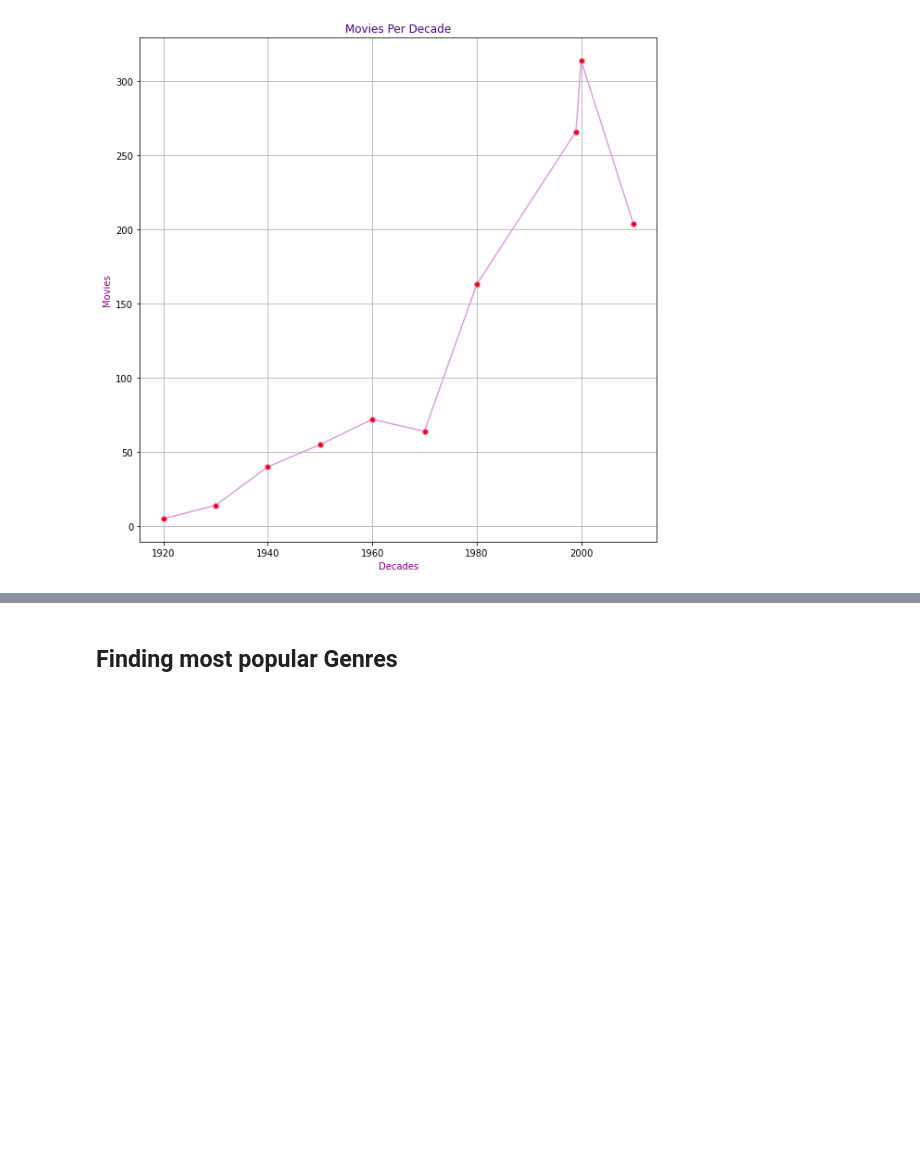
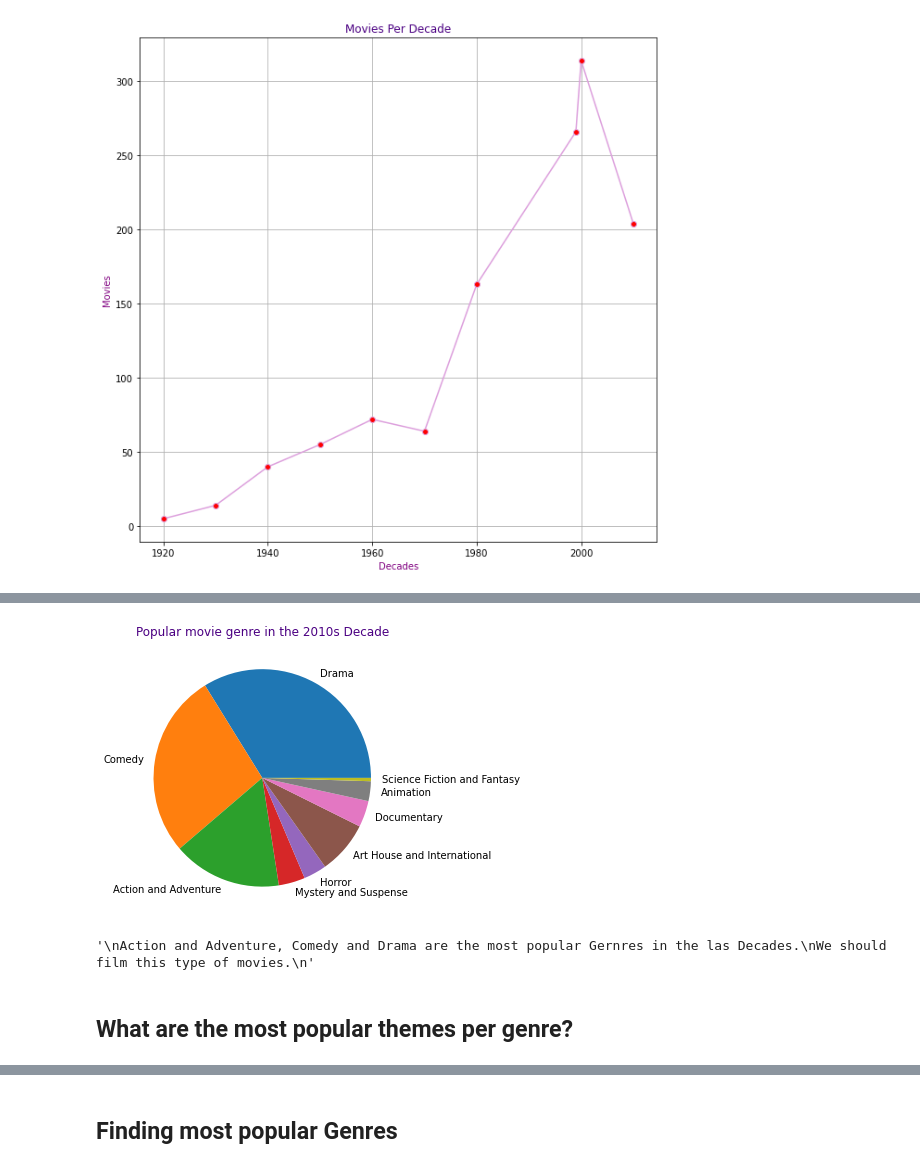
Before and after one commit to mfFrida/Capstone-Project-Semester-1, a Jupyter notebook: student.ipynb, the cells around one changed output, grey strips where cells are left out. Cells and saved outputs as stored; diff of their text form; code cells hidden in the pictures; blank space fills up the shorter version.

```diff
--- a/student.ipynb
+++ b/student.ipynb
@@ -352,0 +317,24 @@ else:
+# %%
+# Ploting data from the last decades
+# 2010 Decade
+_2010_labels = _2010sgenres.keys()
+_2010_values = _2010sgenres.values()
+
+
+plt.figure(figsize=(5,5))
+plt.title('Popular movie genre in the 2010s Decade', color='indigo')
+
+# Plotting
+plt.pie(_2010_values, labels = _2010_labels)
+plt.show()
+# %% [output]
+[figure, added]
+# %%
+"""
+Action and Adventure, Comedy and Drama are the most popular Gernres in the las Decades.
+We should film this type of movies.
+"""
+# %% [output]
+'\nAction and Adventure, Comedy and Drama are the most popular Gernres in the las Decades.\nWe should film this type of movies.\n'
+# %% [markdown]
+## What are the most popular themes per genre?
```
Also changed, not shown: parts of 18 cells of this notebook.
